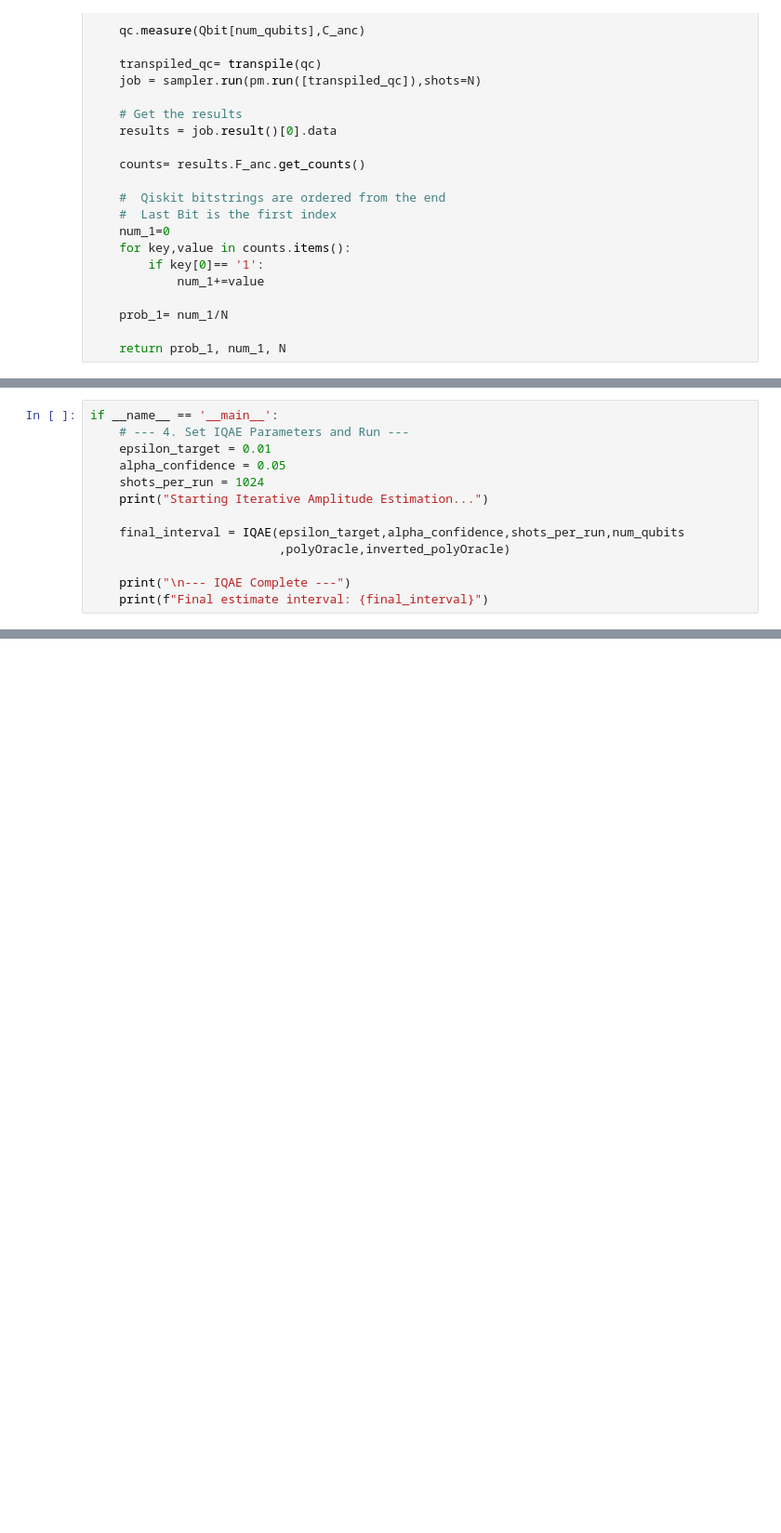
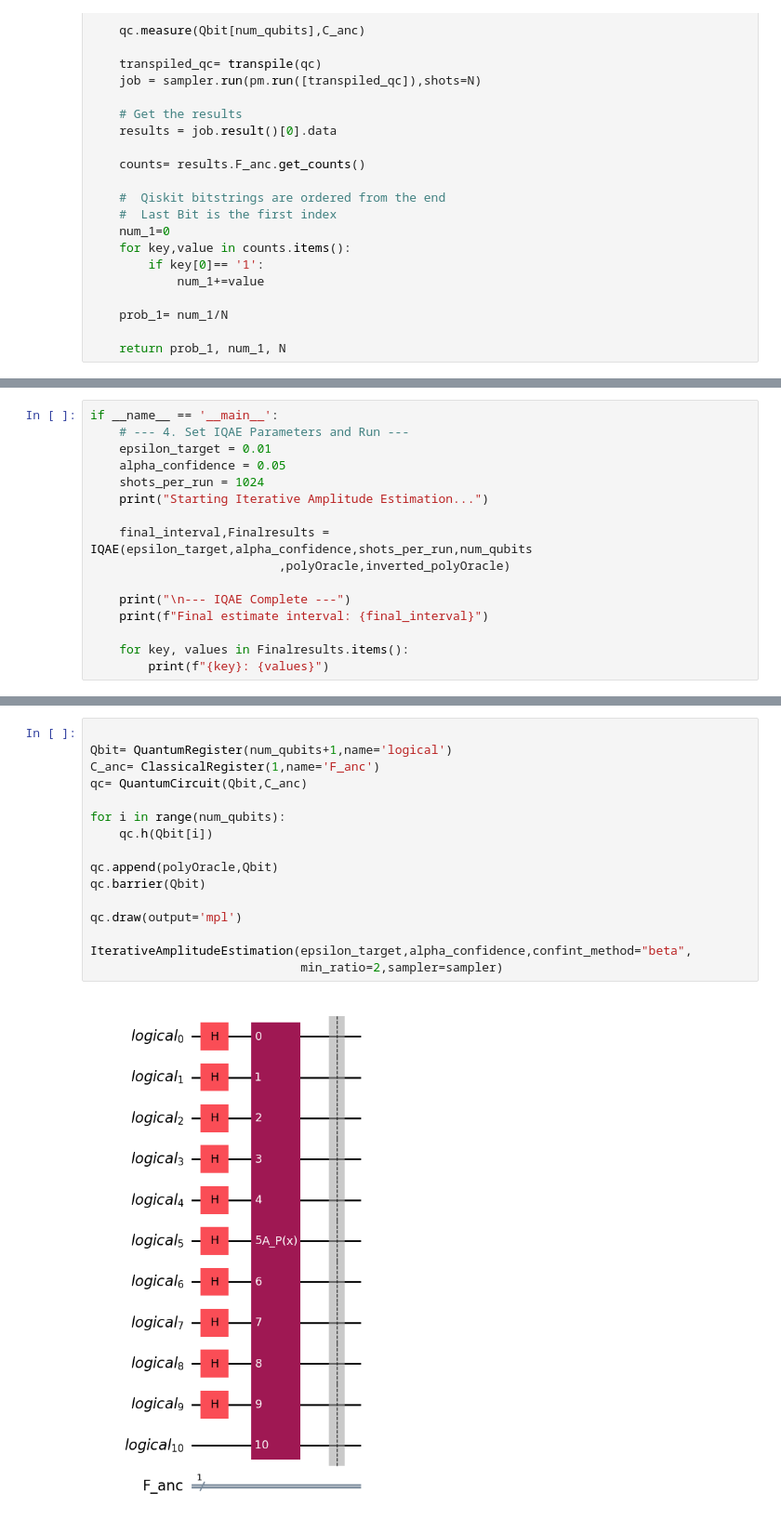
Before and after one commit to Adithya2685-git/Quantum-General-Integration-Algorithm, a Jupyter notebook: GQIA.ipynb, the cells around one changed output, grey strips where cells are left out. Shown at 93% size. Drawn from its saved outputs; the diff is of its cells as text; blank space fills up the shorter version.

```diff
--- a/GQIA.ipynb
+++ b/GQIA.ipynb
@@ -496,11 +499,14 @@ if __name__ == '__main__':
     shots_per_run = 1024
     print("Starting Iterative Amplitude Estimation...")
 
-    final_interval = IQAE(epsilon_target,alpha_confidence,shots_per_run,num_qubits
+    final_interval,Finalresults = IQAE(epsilon_target,alpha_confidence,shots_per_run,num_qubits
                           ,polyOracle,inverted_polyOracle)
 
     print("\n--- IQAE Complete ---")
     print(f"Final estimate interval: {final_interval}")
+
+    for key, values in Finalresults.items():
+        print(f"{key}: {values}")
 # %% [output]
 Starting Iterative Amplitude Estimation...
 
@@ -508,0 +525,18 @@ Final estimate interval: [np.float64(0.5309299368654015), np.float64(0.447691498
+# %%
+
+Qbit= QuantumRegister(num_qubits+1,name='logical')
+C_anc= ClassicalRegister(1,name='F_anc')
+qc= QuantumCircuit(Qbit,C_anc)
+
+for i in range(num_qubits):
+    qc.h(Qbit[i])
+
+qc.append(polyOracle,Qbit)
+qc.barrier(Qbit)
+
+qc.draw(output='mpl')
+
+IterativeAmplitudeEstimation(epsilon_target,alpha_confidence,confint_method="beta",
+                             min_ratio=2,sampler=sampler)
+# %% [output]
+[figure, added]
```
Also changed, not shown: parts of 11 cells of this notebook, 3 other files.
